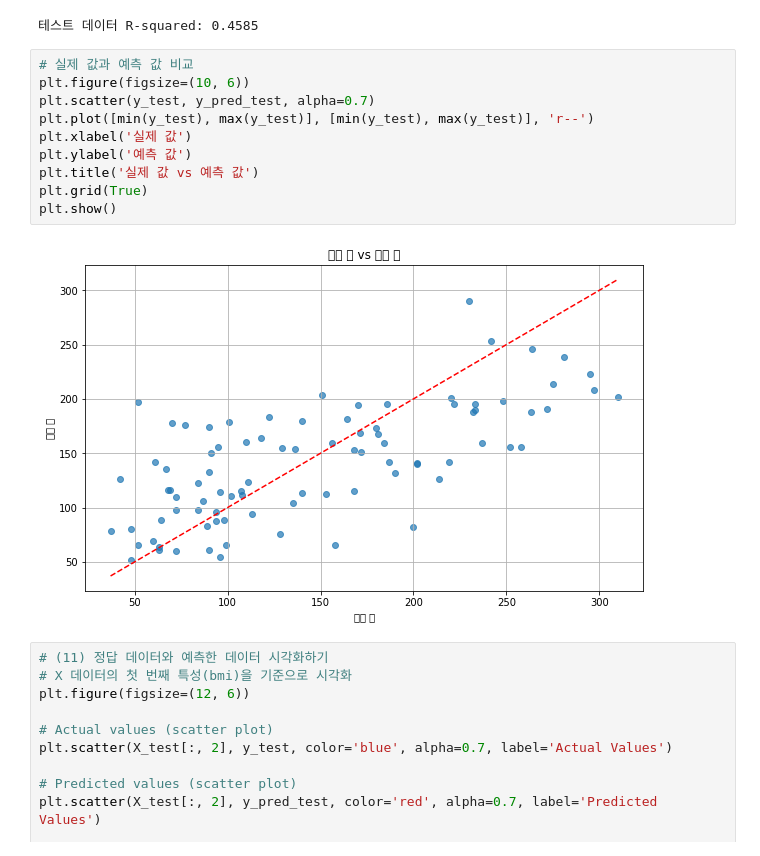
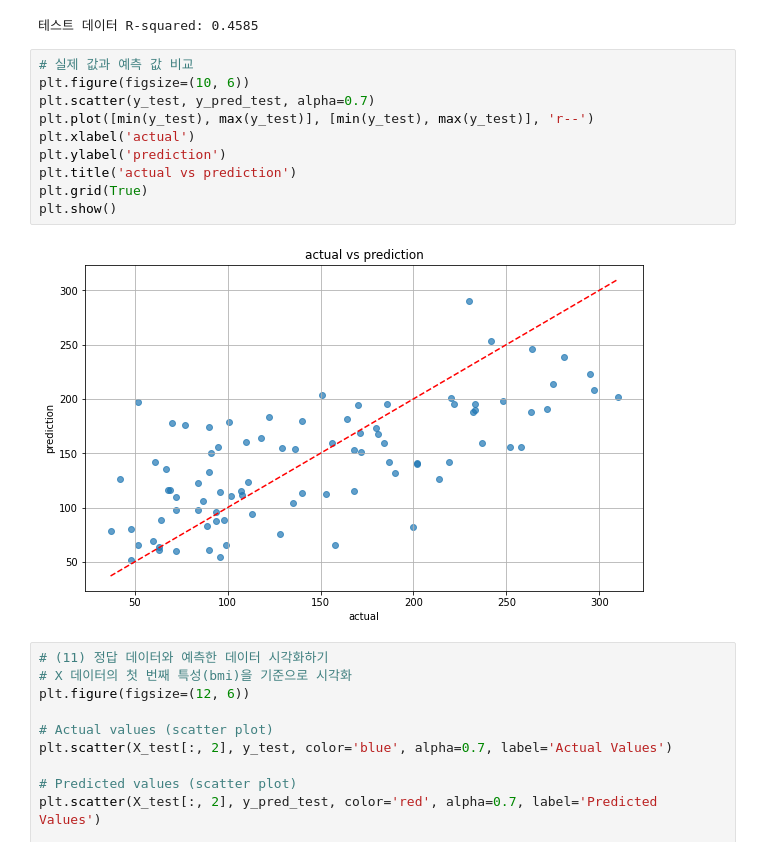
Before and after one commit to chaeyeonheo/AIFFEL_quest_rs, a Jupyter notebook: Exploration/Ex01/9-1.Project1.ipynb, the cells around one changed output. Drawn from its saved outputs; the diff is of its cells as text.

```diff
--- a/Exploration/Ex01/9-1.Project1.ipynb
+++ b/Exploration/Ex01/9-1.Project1.ipynb
@@ -220,15 +220,15 @@ print(f"테스트 데이터 R-squared: {test_r2:.4f}")
 # %%
 # 실제 값과 예측 값 비교
 plt.figure(figsize=(10, 6))
 plt.scatter(y_test, y_pred_test, alpha=0.7)
 plt.plot([min(y_test), max(y_test)], [min(y_test), max(y_test)], 'r--')
-plt.xlabel('실제 값')
-plt.ylabel('예측 값')
-plt.title('실제 값 vs 예측 값')
+plt.xlabel('actual')
+plt.ylabel('prediction')
+plt.title('actual vs prediction')
 plt.grid(True)
 plt.show()
 # %% [output]
-[figure, old version]
+[figure, new version]
 # %%
 # (11) 정답 데이터와 예측한 데이터 시각화하기
 # X 데이터의 첫 번째 특성(bmi)을 기준으로 시각화
```
